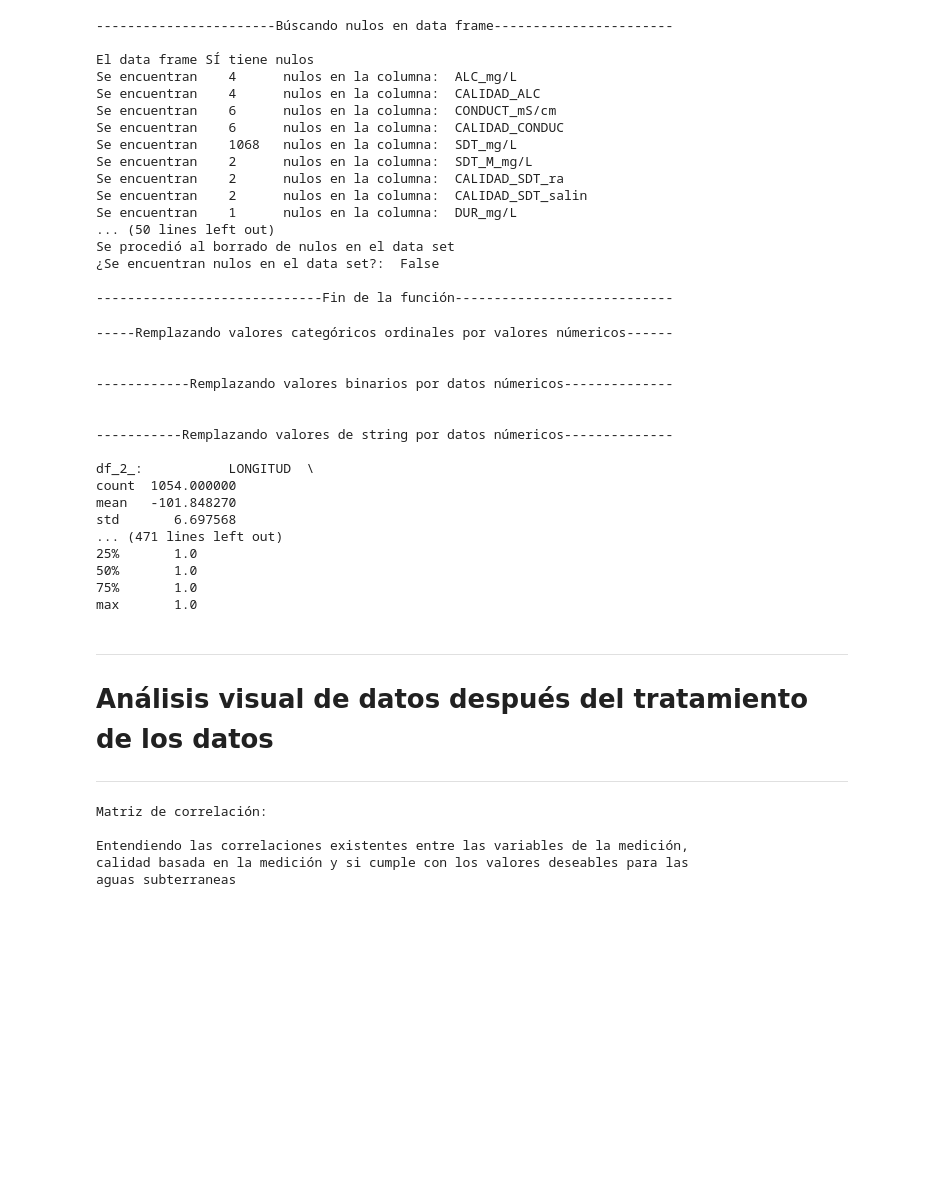
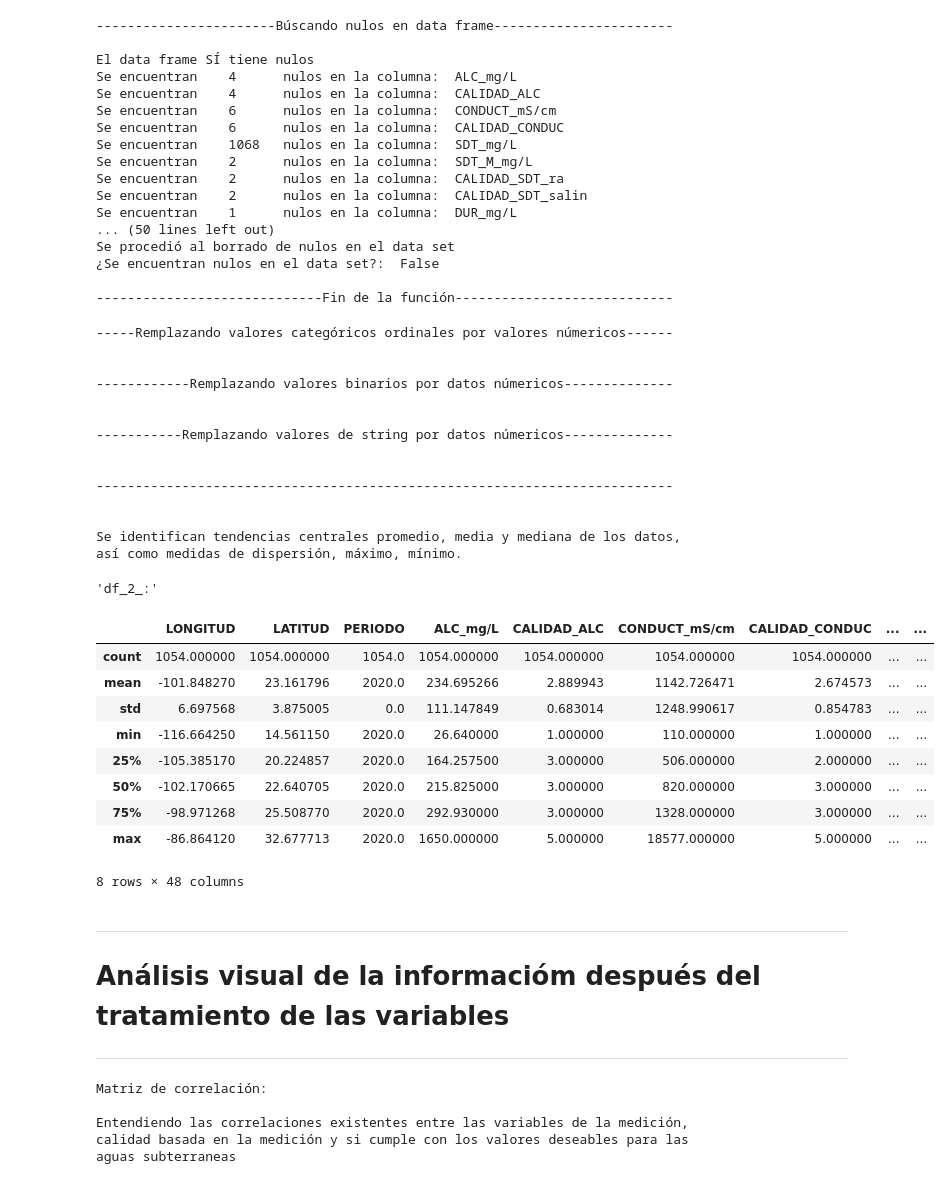
Before and after one commit to PosgradoMNA/actividades-del-projecto-team_59, a Jupyter notebook: Sem_09_CD_Reto_entrega_1.ipynb, the cells around one changed output. Cells and saved outputs as stored; diff of their text form; code cells hidden in the pictures; blank space fills up the shorter version.

```diff
--- a/Sem_09_CD_Reto_entrega_1.ipynb
+++ b/Sem_09_CD_Reto_entrega_1.ipynb
@@ -143,15 +142,0 @@ Fuertemente contaminada,OD menor o igual a 10; OD mayor de 150,Fuertemente conta
-# %%
-# - - - - - - - - - - - - - - - - - - - - - - - - - - - - - - - - - - - - - - - - - - - - - - - - -
-# Carga data frame: 1. Aguas superficiales.
-
-pd.set_option('display.width',25)
-pd.set_option('max_columns',55)
-print('\n--------------------------Abriendo el Data Frame--------------------------\n')
-#print('1. Wisconsin Breast Cancer Database (January 8, 1991):\n')
-display(df_1.head(2))
-
-print('\n------------------------Describiendo el Data Frame------------------------\n')
-display(df_1.describe())
-
-print('\n------------------------Información del Data Frame------------------------\n')
-display(df_1.info())
@@ -518,7 +424,7 @@ cat_nom_AguSub= ['ACUIFERO', 'CLAVE', 'CONTAMINANTES', 'ESTADO', 'LATITUD', 'LON
 geo_AguSub= ['LATITUD', 'LONGITUD']
 # %%
 # - - - - - - - - - - - - - - - - - - - - - - - - - - - - - - - - - - - - - - - - - - - - - - - - -
-# Búscando datos nulos
+# Se buscan datos nulos
 
 df_2_= df_2.copy() # Hacemos una copia del data frame original
 df_2_['Conteo']= 1 # Agregando columna con valor 1 para contar renglones
@@ -537,8 +443,10 @@ print('\n- - - - - - - - - - - - - - - - - - - -\n')
 print('Variable: CONTAMINANTES')
 df_group= df_2_[['CONTAMINANTES', 'Conteo']]
 print(df_group.groupby(['CONTAMINANTES']).count())
-df_2_['CONTAMINANTES']= df_2_['CONTAMINANTES'].replace(['SIN DATOS','N/A', 0, '', np.nan], 'Sin_contaminantes_analizados') # Se debe cambiar a binaria con contaminantes del analisis o sisn contaminantes del analisis
-# Remplazando datos
+df_2_['CONTAMINANTES']= df_2_['CONTAMINANTES'].replace(['SIN DATOS','N/A', 0, '', np.nan], 'Sin_contaminantes_encontrados')
+# Con base en la información proporcionada por el data set, se encuentra que los valores faltantes de la variable "CONTAMINANTES"
+# corresponde a la categoría "Sin_contaminantes_encontrados" por lo que se hace un remplazo de nulos por dicha categoría
+
 
 # - - - - - - - - - - - - - - - - - - - - - - - - - - - - - - - - - - - - - - - - - - - - - - - - -
 # Borrando filas con valores nulos
@@ -563,7 +471,7 @@ Se procedió al borrado de nulos en el data set
 -----------------------------Fin de la función----------------------------
 # %%
 # - - - - - - - - - - - - - - - - - - - - - - - - - - - - - - - - - - - - - - - - - - - - - - - - -
-# Remplazando categorías en texto por valores númericos en variables categóricas
+# Se realiza un remplazo de categorías en texto por valores númericos en variables categóricas
 
 print('\n-----Remplazando valores categóricos ordinales por valores númericos------\n')
 nom_CALIDAD_COLI_FEC= ['Potable - Excelente', 'Buena calidad', 'Aceptable', 'Contaminada', 'Fuertemente contaminada']
@@ -609,62 +517,75 @@ for name in cat_ord_AguSub:
   df_cat_ord[name]= df_2_[name]
 
 # - - - - - - - - - - - - - - - - - - - - - - - - - - - - - - - - - - - - - - - - - - - - - - - - -
-# Remplazando valores binarios
+# Se remplazan valores binarios de texto a númericos
 print('\n------------Remplazando valores binarios por datos númericos--------------\n')
 for name in cat_bin_AguSub:
   df_2_[name]= df_2_[name].replace('SI', 1)
   df_2_[name]= df_2_[name].replace('NO', 0)
 
-
 # - - - - - - - - - - - - - - - - - - - - - - - - - - - - - - - - - - - - - - - - - - - - - - - - -
-# Remplazando valores de string en datos númericos
+# Se remplazan valores de string en datos númericos
 print('\n-----------Remplazando valores de string por datos númericos--------------\n')
 for name in num_AguSub:
   df_2_[name]= df_2_[name].replace('<25','25')
   df_2_[name]= df_2_[name].replace('<20','20')
   df_2_[name]= df_2_[name].replace('<1.1','1.1')
   df_2_[name]= df_2_[name].replace('<0.2','0.2')
   df_2_[name]= df_2_[name].replace('<0.025','0.025')
   df_2_[name]= df_2_[name].replace('<0.02','0.02')
   df_2_[name]= df_2_[name].replace('<0.01','0.01')
   df_2_[name]= df_2_[name].replace('<0.005','0.005')
   df_2_[name]= df_2_[name].replace('<0.003','0.003')
   df_2_[name]= df_2_[name].replace('<0.0015','0.0015')
   df_2_[name]= df_2_[name].replace('<0.0005','0.0005')
   df_2_[name]= df_2_[name].astype('float')
 
 df_num= pd.DataFrame()
 for name in num_AguSub:
   df_num[name]= df_2_[name]
 
-print('df_2_:', df_2_.describe())
+# - - - - - - - - - - - - - - - - - - - - - - - - - - - - - - - - - - - - - - - - - - - - - - - - -
+# Se identifican tendencias centrales promedio, media y mediana de los datos,
+# así como medidas de dispersión, máximo, mínimo.
+print('\n--------------------------------------------------------------------------\n')
+print('\nSe identifican tendencias centrales promedio, media y mediana de los datos,')
+print('así como medidas de dispersión, máximo, mínimo.\n')
+display('df_2_:', df_2_.describe())
 
 pd.set_option('display.width',25)
 pd.set_option('display.min_rows',10)
 pd.set_option('display.max_seq_items', 5)
 pd.set_option('max_columns', 15)
 # %% [output]
 -----Remplazando valores categóricos ordinales por valores númericos------
 
 
 ------------Remplazando valores binarios por datos númericos--------------
 
 
 -----------Remplazando valores de string por datos númericos--------------
 
-df_2_:           LONGITUD  \
-count  1054.000000
-mean   -101.848270
-std       6.697568
-... (471 lines left out)
-25%       1.0
-50%       1.0
-75%       1.0
-max       1.0
+
+--------------------------------------------------------------------------
+
+
+Se identifican tendencias centrales promedio, media y mediana de los datos,
+así como medidas de dispersión, máximo, mínimo.
+'df_2_:'
+|  | LONGITUD | LATITUD | PERIODO | ALC_mg/L | CALIDAD_ALC | CONDUCT_mS/cm | CALIDAD_CONDUC | ... | ... |
+| count | 1054.000000 | 1054.000000 | 1054.0 | 1054.000000 | 1054.000000 | 1054.000000 | 1054.000000 | ... | ... |
+| mean | -101.848270 | 23.161796 | 2020.0 | 234.695266 | 2.889943 | 1142.726471 | 2.674573 | ... | ... |
+| std | 6.697568 | 3.875005 | 0.0 | 111.147849 | 0.683014 | 1248.990617 | 0.854783 | ... | ... |
+| min | -116.664250 | 14.561150 | 2020.0 | 26.640000 | 1.000000 | 110.000000 | 1.000000 | ... | ... |
+| 25% | -105.385170 | 20.224857 | 2020.0 | 164.257500 | 3.000000 | 506.000000 | 2.000000 | ... | ... |
+| 50% | -102.170665 | 22.640705 | 2020.0 | 215.825000 | 3.000000 | 820.000000 | 3.000000 | ... | ... |
+| 75% | -98.971268 | 25.508770 | 2020.0 | 292.930000 | 3.000000 | 1328.000000 | 3.000000 | ... | ... |
+| max | -86.864120 | 32.677713 | 2020.0 | 1650.000000 | 5.000000 | 18577.000000 | 5.000000 | ... | ... |
+8 rows × 48 columns
 # %% [markdown]
 ---
 
-# Análisis visual de datos después del tratamiento de los datos
+# Análisis visual de la informacióm después del tratamiento de las variables
 
 
 ---
```
Also changed, not shown: parts of 34 cells of this notebook.
